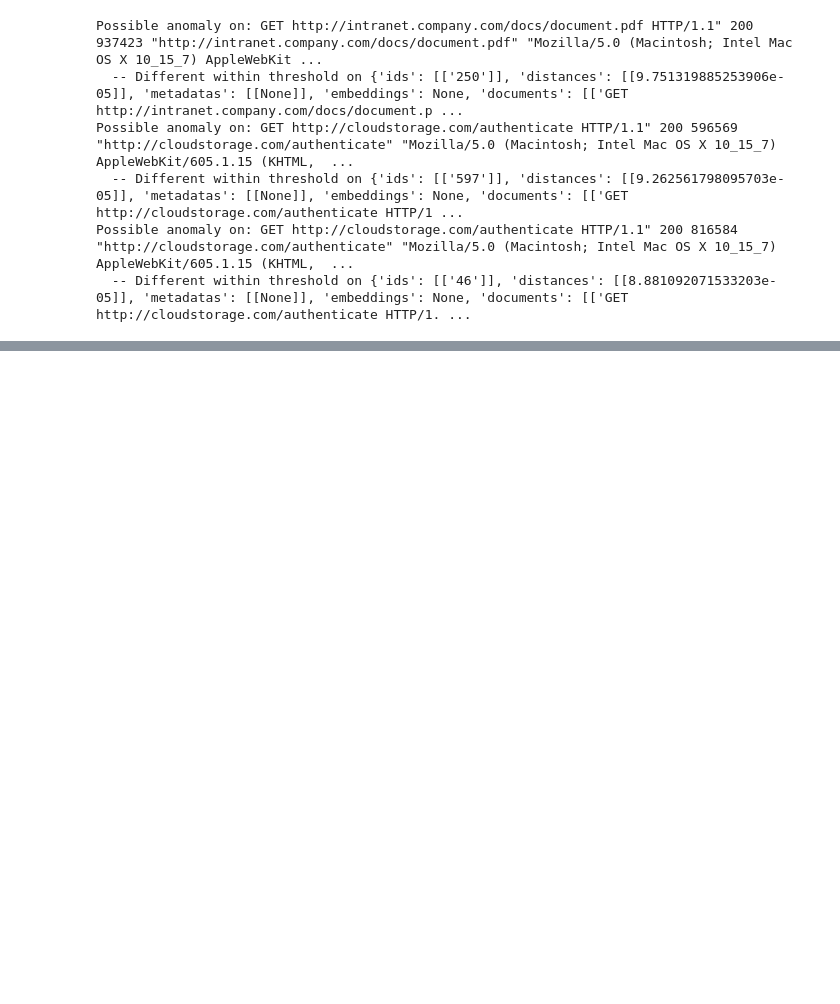
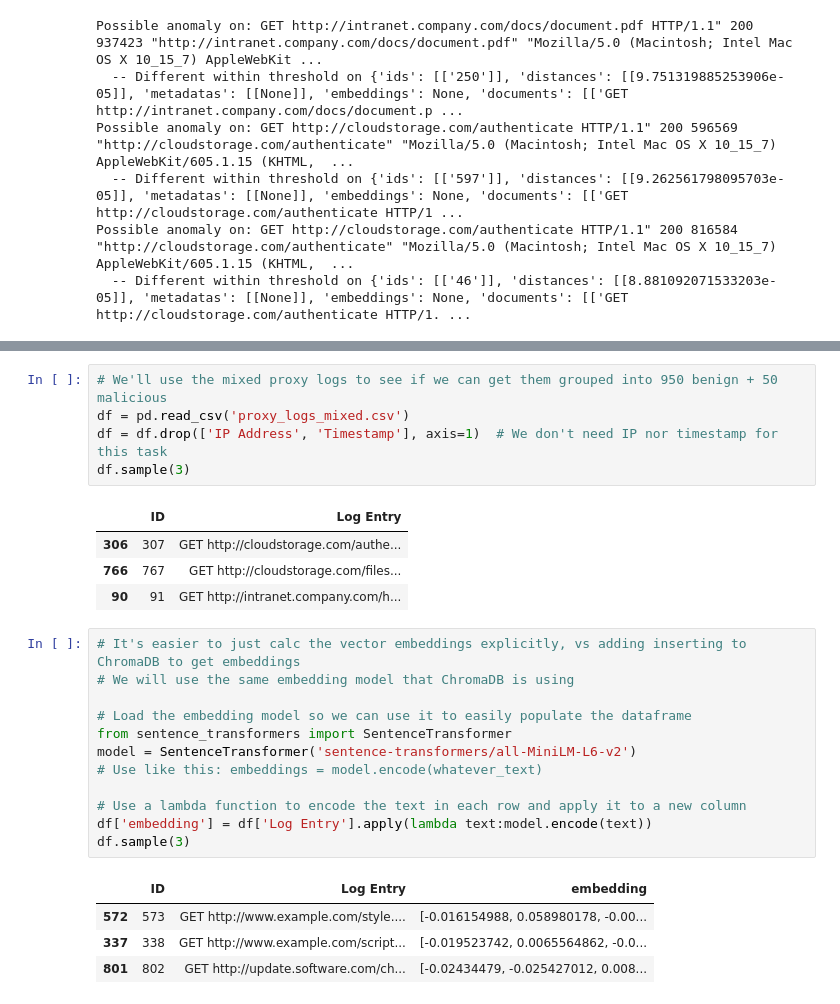
Before and after one commit to davidcsisk/vector-search-with-security-logs, a Jupyter notebook: demo-neural-search-with-proxy-logs.ipynb, the cells around one changed output, grey strips where cells are left out. Drawn from its saved outputs; the diff is of its cells as text; blank space fills up the shorter version.

```diff
--- a/demo-neural-search-with-proxy-logs.ipynb
+++ b/demo-neural-search-with-proxy-logs.ipynb
@@ -263,0 +296,27 @@ Possible anomaly on: GET http://cloudstorage.com/authenticate HTTP/1.1" 200 8165
+# %%
+# We'll use the mixed proxy logs to see if we can get them grouped into 950 benign + 50 malicious
+df = pd.read_csv('proxy_logs_mixed.csv')
+df = df.drop(['IP Address', 'Timestamp'], axis=1)  # We don't need IP nor timestamp for this task
+df.sample(3)
+# %% [output]
+|  | ID | Log Entry |
+| 306 | 307 | GET http://cloudstorage.com/authe... |
+| 766 | 767 | GET http://cloudstorage.com/files... |
+| 90 | 91 | GET http://intranet.company.com/h... |
+# %%
+# It's easier to just calc the vector embeddings explicitly, vs adding inserting to ChromaDB to get embeddings
+# We will use the same embedding model that ChromaDB is using
+
+# Load the embedding model so we can use it to easily populate the dataframe
+from sentence_transformers import SentenceTransformer
+model = SentenceTransformer('sentence-transformers/all-MiniLM-L6-v2')
+# Use like this: embeddings = model.encode(whatever_text)
+
+# Use a lambda function to encode the text in each row and apply it to a new column
+df['embedding'] = df['Log Entry'].apply(lambda text:model.encode(text))
+df.sample(3)
+# %% [output]
+|  | ID | Log Entry | embedding |
+| 572 | 573 | GET http://www.example.com/style.... | [-0.016154988, 0.058980178, -0.00... |
+| 337 | 338 | GET http://www.example.com/script... | [-0.019523742, 0.0065564862, -0.0... |
+| 801 | 802 | GET http://update.software.com/ch... | [-0.02434479, -0.025427012, 0.008... |
```
Also changed, not shown: parts of 5 cells of this notebook.
